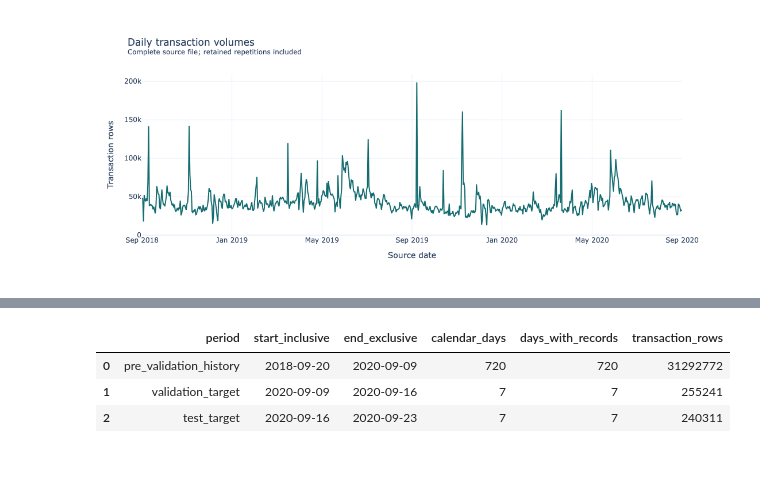
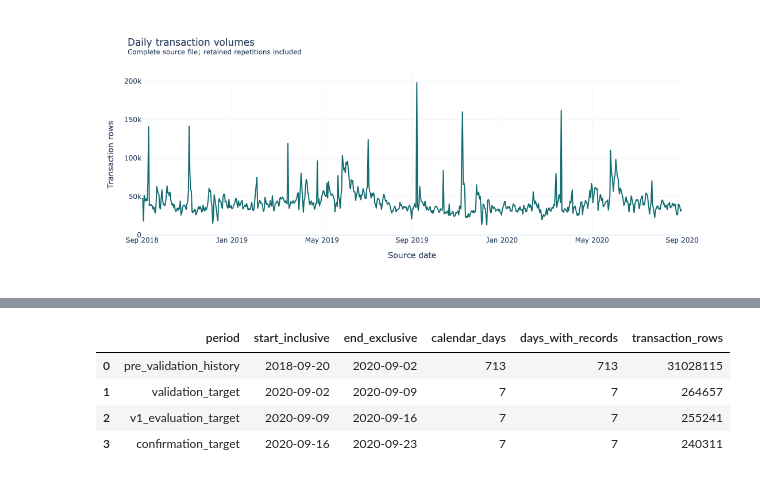
Before and after one commit to Songhai9/atelier-ai-project, a Jupyter notebook: notebooks/01_data_foundation.ipynb, the cells around one changed output, grey strips where cells are left out. Drawn from its saved outputs; the diff is of its cells as text; code cells hidden in the pictures.

Commit message:
Establish six-week temporal protocol and typed data preparation

```diff
--- a/notebooks/01_data_foundation.ipynb
+++ b/notebooks/01_data_foundation.ipynb
@@ -1409,15 +1423,69 @@ This local test period is separate from the competition's hidden test.
 # %%
-FORECAST_HORIZON_DAYS = 7
-VALIDATION_START = pd.Timestamp("2020-09-09")
-TEST_START = pd.Timestamp("2020-09-16")
-EVALUATION_END_EXCLUSIVE = pd.Timestamp("2020-09-23")
+protocol = load_temporal_protocol(
+    PROJECT_ROOT / "configs" / "temporal.yaml"
+)
 
-window_summary = build_evaluation_windows(
-    daily_activity,
-    validation_start=VALIDATION_START,
-    test_start=TEST_START,
-    end_exclusive=EVALUATION_END_EXCLUSIVE,
-    horizon_days=FORECAST_HORIZON_DAYS,
+source_start = daily_activity["date"].min()
+source_end_exclusive = (
+    daily_activity["date"].max() + pd.Timedelta(days=1)
 )
+
+if source_end_exclusive != protocol["confirmation_end_exclusive"]:
+    raise ValueError("Source coverage differs from the configured end date.")
+
+if not source_start < protocol["validation_start"]:
+    raise ValueError("No pre-validation history is available.")
+
+period_specs = [
+    ("pre_validation_history",
+     source_start, protocol["validation_start"]),
+    ("validation_target",
+     protocol["validation_start"], protocol["v1_evaluation_start"]),
+    ("v1_evaluation_target",
+     protocol["v1_evaluation_start"], protocol["confirmation_start"]),
+    ("confirmation_target",
+     protocol["confirmation_start"], protocol["confirmation_end_exclusive"]),
+]
+
+window_rows = []
+
+for name, start, end in period_specs:
+    period = daily_activity.loc[
+        interval_mask(daily_activity["date"], start, end)
+    ]
+
+    window_rows.append({
+        "period": name,
+        "start_inclusive": start.date(),
+        "end_exclusive": end.date(),
+        "calendar_days": len(period),
+        "days_with_records": int(period["observed_in_source"].sum()),
+        "transaction_rows": int(period["transaction_rows"].sum()),
+    })
+
+window_summary = pd.DataFrame(window_rows)
+
+if window_summary["calendar_days"].sum() != len(daily_activity):
+    raise ValueError("Evaluation windows do not partition the calendar.")
+
+if (
+    window_summary["transaction_rows"].sum()
+    != daily_activity["transaction_rows"].sum()
+):
+    raise ValueError("Evaluation-window transaction counts do not reconcile.")
+
+if not window_summary["calendar_days"].iloc[1:].eq(
+    protocol["horizon_days"]
+).all():
+    raise ValueError("A target window differs from the configured horizon.")
+
+training_schedule = make_training_schedule(
+    validation_cutoff=protocol["validation_start"],
+    n_weeks=protocol["training_weeks"],
+    history_days=protocol["history_days"],
+    horizon_days=protocol["horizon_days"],
+)
+
+print("Protocol:", protocol["protocol_id"])
 window_summary
 # %% [output]
@@ -1424,5 +1493,6 @@ window_summary
 |  | period | start_inclusive | end_exclusive | calendar_days | days_with_records | transaction_rows |
-| 0 | pre_validation_history | 2018-09-20 | 2020-09-09 | 720 | 720 | 31292772 |
-| 1 | validation_target | 2020-09-09 | 2020-09-16 | 7 | 7 | 255241 |
-| 2 | test_target | 2020-09-16 | 2020-09-23 | 7 | 7 | 240311 |
+| 0 | pre_validation_history | 2018-09-20 | 2020-09-02 | 713 | 713 | 31028115 |
+| 1 | validation_target | 2020-09-02 | 2020-09-09 | 7 | 7 | 264657 |
+| 2 | v1_evaluation_target | 2020-09-09 | 2020-09-16 | 7 | 7 | 255241 |
+| 3 | confirmation_target | 2020-09-16 | 2020-09-23 | 7 | 7 | 240311 |
 # %% [markdown]
```
Also changed, not shown: parts of 9 cells of this notebook, 10 other files.
